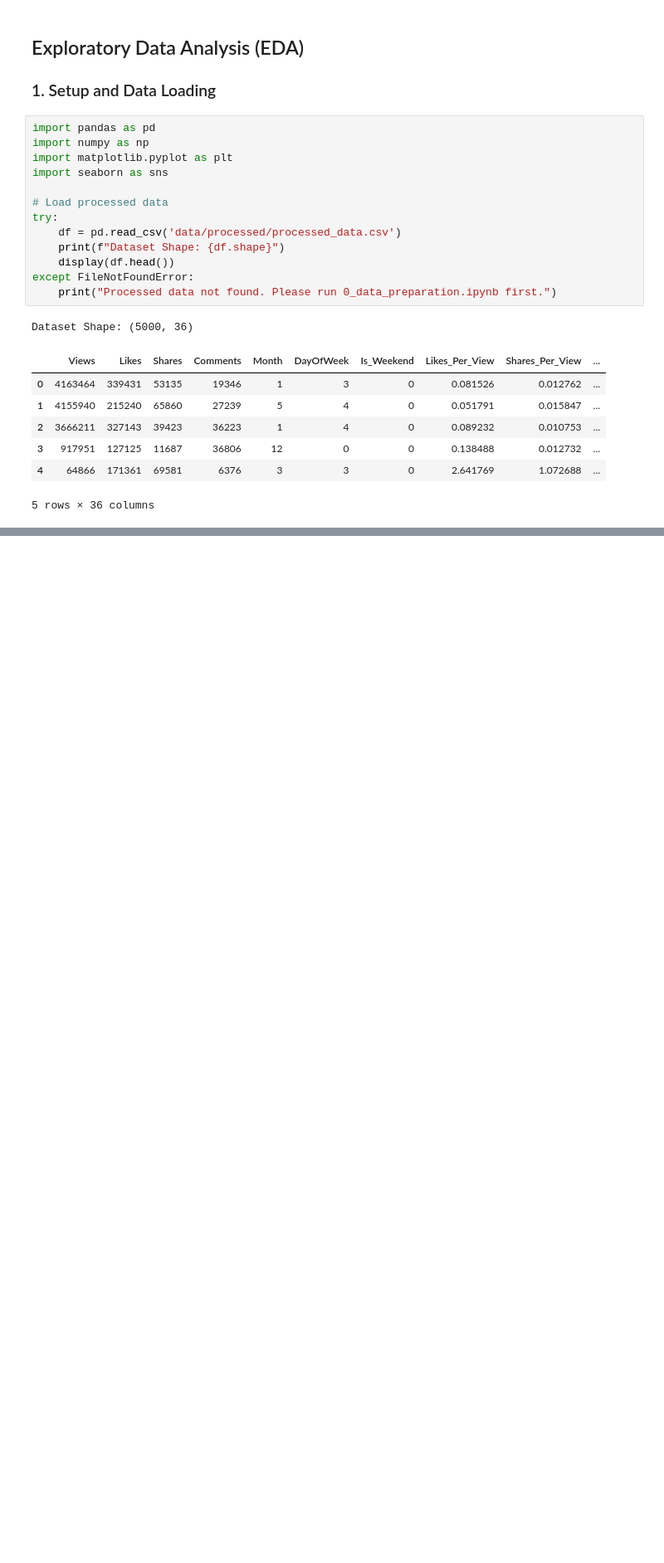
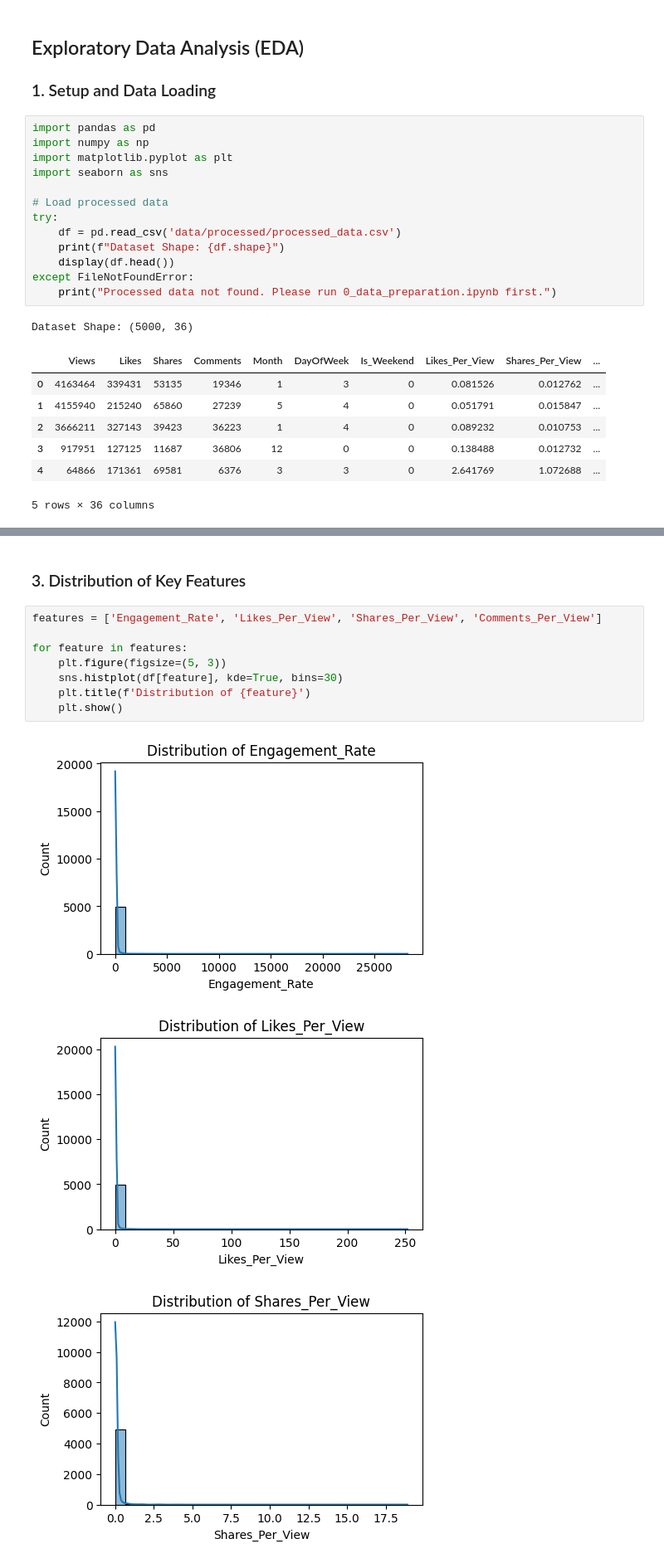
Before and after one commit to p-sahas/social-media-trends-analysis, a Jupyter notebook: 1_EDA.ipynb, the cells around one changed output, grey strips where cells are left out. Shown: that part at 83% size. Drawn from its saved outputs; the diff is of its cells as text; blank space fills up the shorter version.

```diff
--- a/1_EDA.ipynb
+++ b/1_EDA.ipynb
@@ -26,0 +37,14 @@ Dataset Shape: (5000, 36)
+# %% [markdown]
+### 3. Distribution of Key Features
+# %%
+features = ['Engagement_Rate', 'Likes_Per_View', 'Shares_Per_View', 'Comments_Per_View']
+
+for feature in features:
+    plt.figure(figsize=(5, 3))
+    sns.histplot(df[feature], kde=True, bins=30)
+    plt.title(f'Distribution of {feature}')
+    plt.show()
+# %% [output]
+[figure, added]
+[figure, added]
+[figure, added]
```
Also changed, not shown: parts of 5 cells of this notebook.
